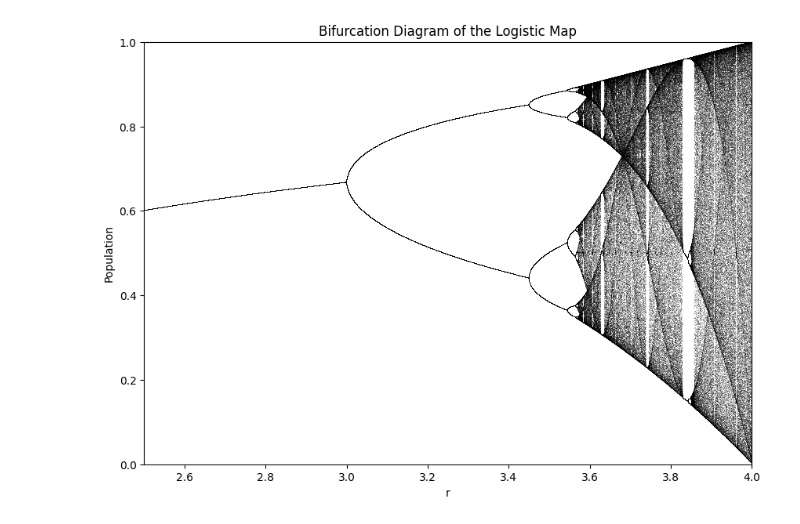
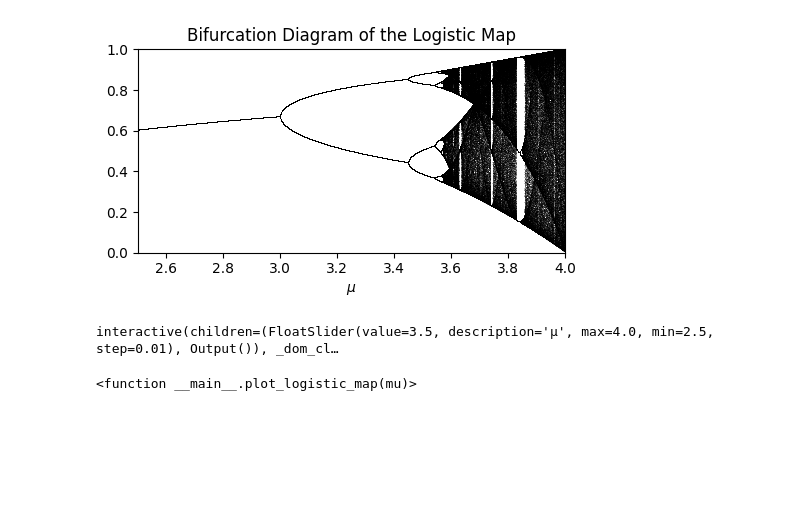
Before and after one commit to ImJudgement7497/chaos_work, a Jupyter notebook: logistic_map.ipynb, the cells around one changed output. Drawn from its saved outputs; the diff is of its cells as text; code cells hidden in the pictures; blank space fills up the shorter version.

```diff
--- a/logistic_map.ipynb
+++ b/logistic_map.ipynb
@@ -1,31 +1,71 @@
 # %%
 import numpy as np
 import matplotlib.pyplot as plt
 
 # Parameters
 r_min, r_max = 2.5, 4.0  # Range of r values
 iterations = 1000  # Number of iterations to discard for stability
 last = 100  # Number of iterations to plot after discarding initial transient
 
 # Number of r values to plot
 r_values = np.linspace(r_min, r_max, 10000)
 x = 1e-5 * np.ones(len(r_values))  # Initial population values (all start near zero)
 
 # Set up the plot
-plt.figure(figsize=(10, 7))
+plt.figure(figsize=(5, 3))
 for i in range(iterations + last):
     x = r_values * x * (1 - x)  # Logistic map iteration
     if i >= iterations:  # Only plot the last few iterations
         plt.plot(r_values, x, ',k', alpha=0.25)  # Plot with a small marker
 
 # Label the diagram
 plt.title("Bifurcation Diagram of the Logistic Map")
-plt.xlabel("r")
-plt.ylabel("Population")
+plt.xlabel("$\mu$")  # x-label
 plt.xlim(r_min, r_max)
 plt.ylim(0, 1)
 
+# Adjust layout to make sure all labels are visible
+plt.tight_layout()
+
+# Save the figure before showing it
+plt.savefig("logistic_map_bifur.png")
+
 # Show the plot
 plt.show()
 # %% [output]
-[figure, old version]
+[figure, new version]
+# %%
+import numpy as np
+import matplotlib.pyplot as plt
+from ipywidgets import interact
+import ipywidgets as widgets
+
+# Logistic map function
+def logistic_map(mu, x0=0.5, n_iter=1000, n_skip=100):
+    x = x0
+    values = []
+    for _ in range(n_iter):
+        x = mu * x * (1 - x)
+        if _ >= n_skip:  # Skip some initial iterations to allow stabilization
+            values.append(x)
+    return values
+
+# Function to plot logistic map for a given mu
+def plot_logistic_map(mu):
+    x_values = logistic_map(mu)
+    plt.figure(figsize=(5, 3))
+    plt.plot(range(len(x_values)), x_values, ',k', lw=0.5)
+    plt.title(f"Logistic Map for μ = {mu}")
+    plt.xlabel("Iteration")
+    plt.ylabel("x")
+    plt.grid(True)
+    plt.show()
+
+# Create an interactive widget for controlling mu
+mu_slider = widgets.FloatSlider(min=2.5, max=4.0, step=0.01, value=3.5, description='μ')
+
+# Connect the slider to the plot function
+interact(plot_logistic_map, mu=mu_slider)
+# %% [output]
+interactive(children=(FloatSlider(value=3.5, description='μ', max=4.0, min=2.5, step=0.01), Output()), _dom_cl…
+<function __main__.plot_logistic_map(mu)>
```
Also changed, not shown: 3 other files.
